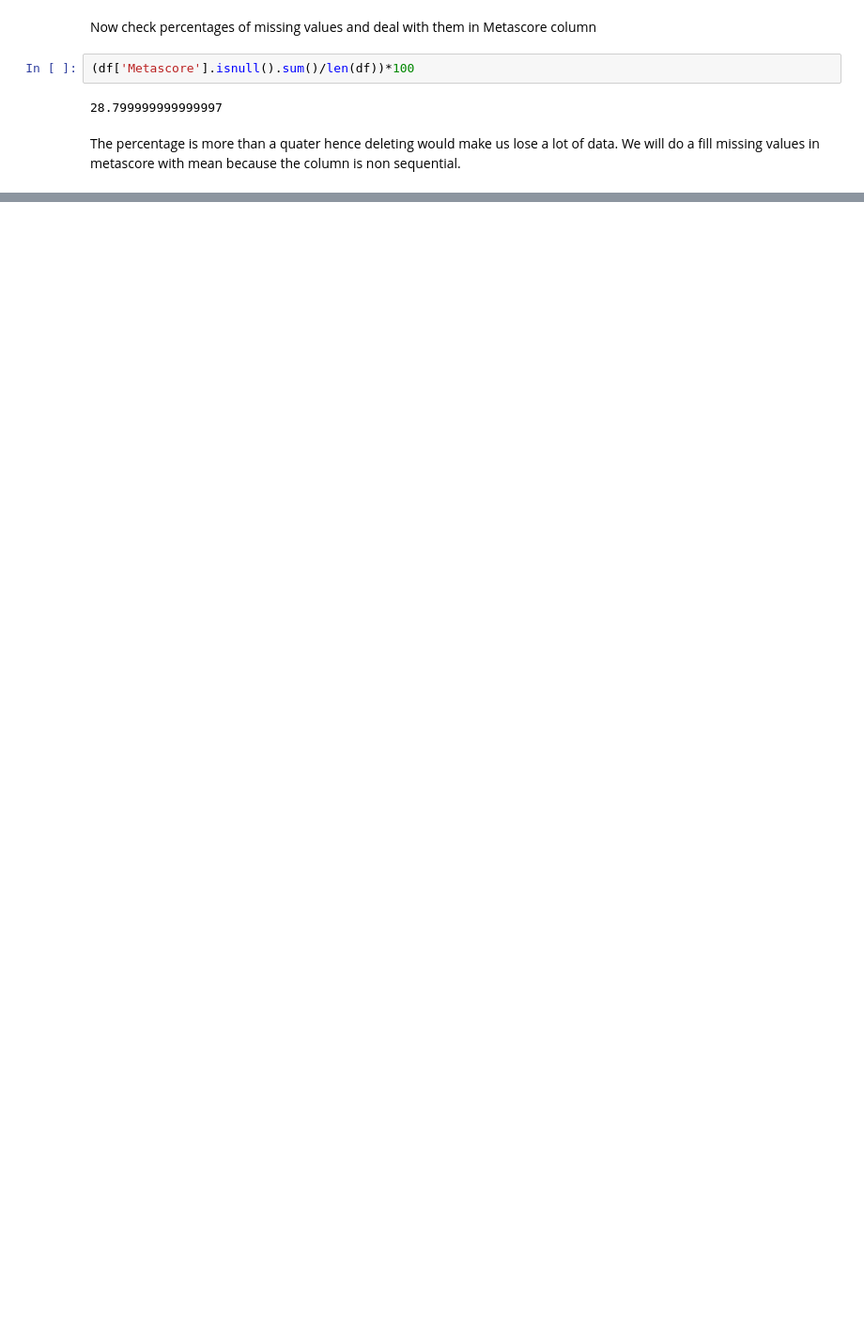
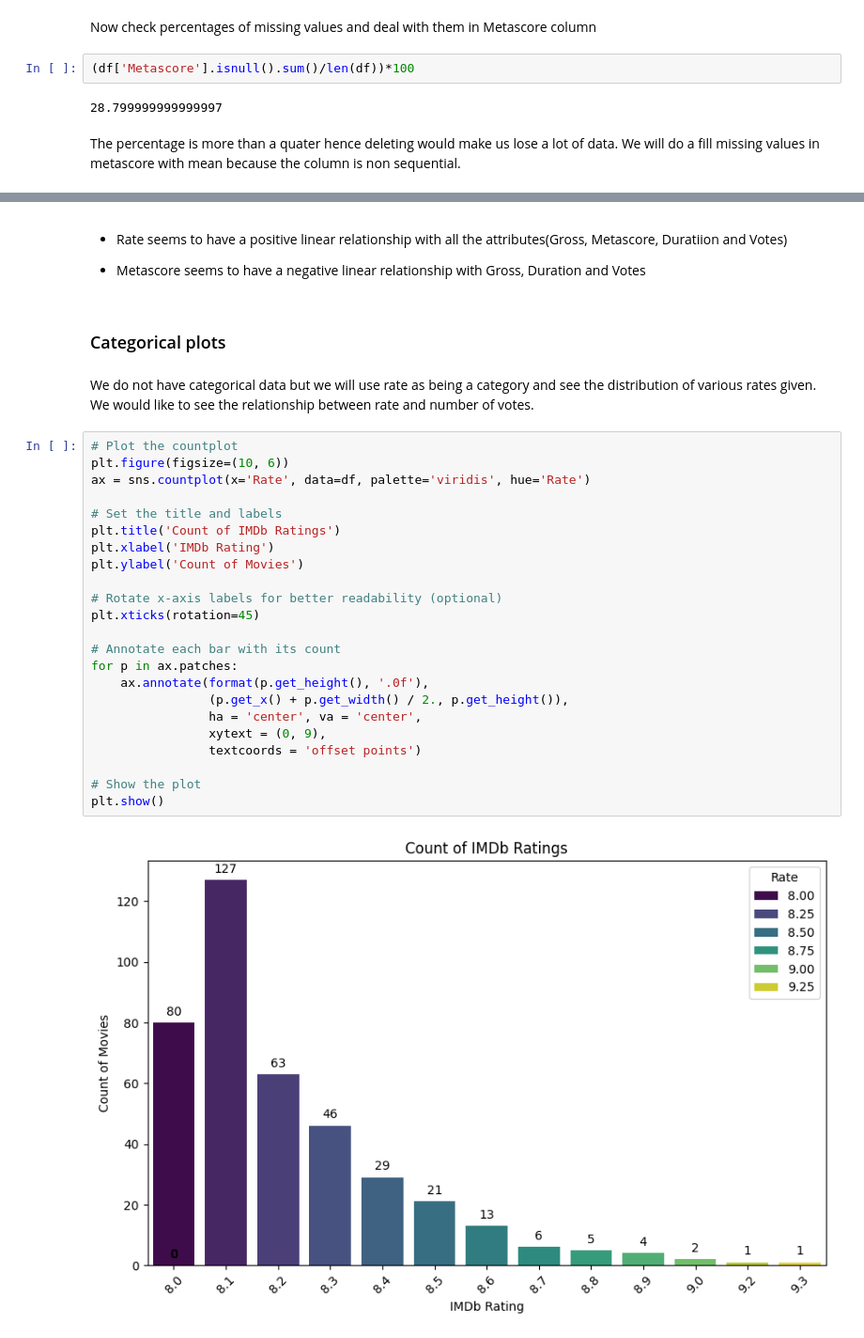
Before and after one commit to MachukaJoy/datavisualization_week2, a Jupyter notebook: week2_assignment.ipynb, the cells around one changed output, grey strips where cells are left out. Shown at 94% size. Saved outputs shown, nothing was run; the diff lists cells and outputs as text; blank space fills up the shorter version.

```diff
--- a/week2_assignment.ipynb
+++ b/week2_assignment.ipynb
@@ -245,0 +436,33 @@ Index(['Title', 'Certificate', 'Duration(minutes)', 'Genre', 'Rate',
+# %% [markdown]
+- Rate seems to have a positive linear relationship with all the attributes(Gross, Metascore, Duratiion and Votes)
+
+- Metascore seems to have a negative linear relationship with Gross, Duration and Votes
+# %% [markdown]
+### Categorical plots
+# %% [markdown]
+We do not have categorical data but we will use rate as being a category and see the distribution of various rates given. We would like to see the relationship between rate and number of votes.
+# %%
+# Plot the countplot
+plt.figure(figsize=(10, 6))
+ax = sns.countplot(x='Rate', data=df, palette='viridis', hue='Rate')
+
+# Set the title and labels
+plt.title('Count of IMDb Ratings')
+plt.xlabel('IMDb Rating')
+plt.ylabel('Count of Movies')
+
+# Rotate x-axis labels for better readability (optional)
+plt.xticks(rotation=45)
+
+# Annotate each bar with its count
+for p in ax.patches:
+    ax.annotate(format(p.get_height(), '.0f'),
+                (p.get_x() + p.get_width() / 2., p.get_height()),
+                ha = 'center', va = 'center',
+                xytext = (0, 9),
+                textcoords = 'offset points')
+
+# Show the plot
+plt.show()
+# %% [output]
+[figure, added]
```
Also changed, not shown: parts of 31 cells of this notebook.
